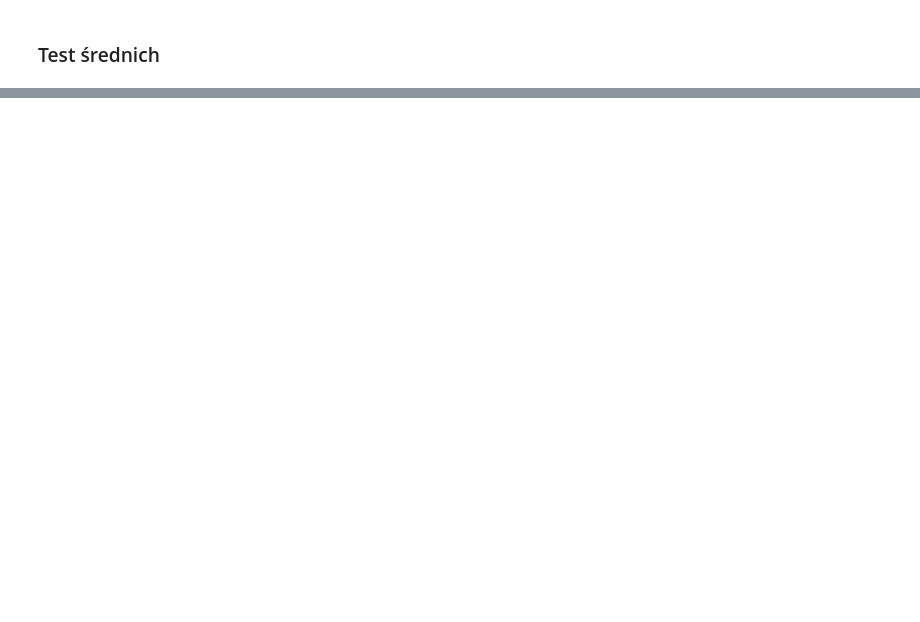
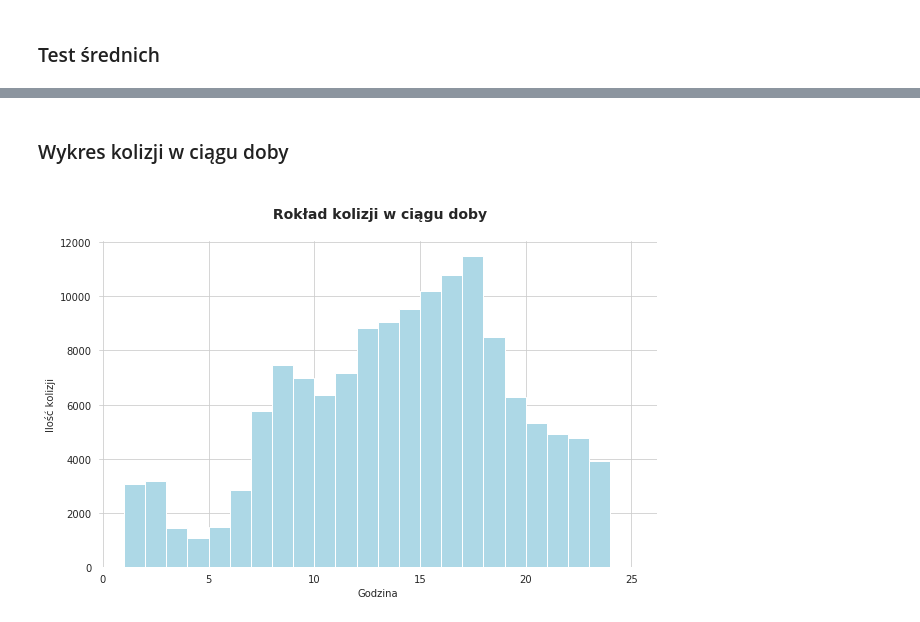
Before and after one commit to infoshareacademy/jdsz5-matrix, a Jupyter notebook: Python/app.ipynb, the cells around one changed output, grey strips where cells are left out. Saved outputs shown, nothing was run; the diff lists cells and outputs as text; code cells hidden in the pictures; blank space fills up the shorter version.

```diff
--- a/Python/app.ipynb
+++ b/Python/app.ipynb
@@ -71,0 +94,6 @@ p_value=0.005119374287263001
+# %% [markdown]
+### Wykres kolizji w ciągu doby
+# %%
+kolizje_doba(df_prognozy)
+# %% [output]
+[figure, added]
```
Also changed, not shown: parts of 14 cells of this notebook, 3 other files.
